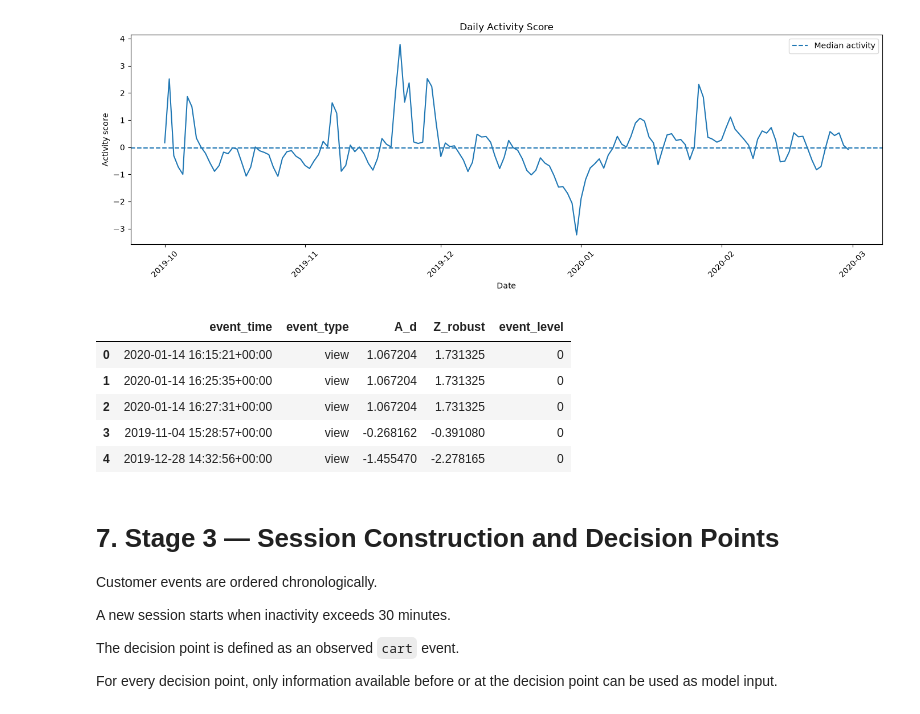
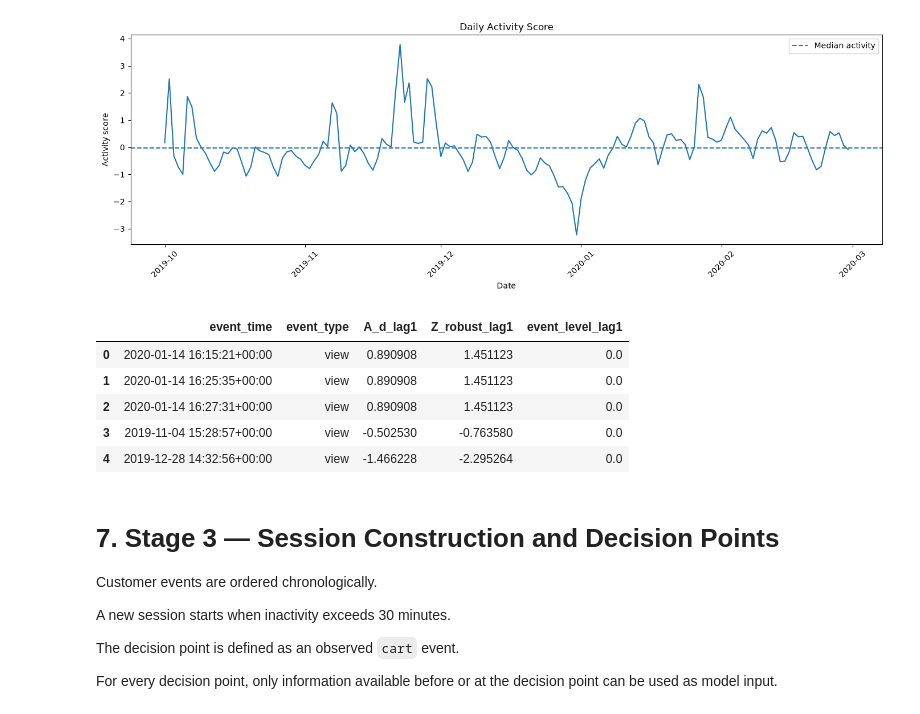
Before and after one commit to BaoVy2810/ecommerce-causal-analysis, a Jupyter notebook: notebooks/Uplift_Promotion_Pipeline.ipynb, the cells around one changed output. Saved outputs shown, nothing was run; the diff lists cells and outputs as text; code cells hidden in the pictures.

```diff
--- a/notebooks/Uplift_Promotion_Pipeline.ipynb
+++ b/notebooks/Uplift_Promotion_Pipeline.ipynb
@@ -704,47 +704,38 @@ plt.show()
 # %%
 # ============================================================
 # 6.4 MERGE EVENT CONTEXT INTO EVENT LOG
 # ============================================================
 
-event_context = daily[
-    [
-        "A_d",
-        "Z_robust",
-        "event_level"
-    ]
-].copy()
+event_context = daily[["A_d", "Z_robust", "event_level"]].copy()
+
+# Dùng context của NGÀY HÔM TRƯỚC, không dùng context của chính ngày hôm đó.
+# -> decision point trong ngày D chỉ "biết" mức độ event tính đến hết ngày D-1.
+event_context.index = event_context.index + pd.Timedelta(days=1)
+event_context = event_context.rename(columns={
+    "A_d": "A_d_lag1",
+    "Z_robust": "Z_robust_lag1",
+    "event_level": "event_level_lag1",
+})
 
 df_event = (
     df_clean
-    .assign(
-        date=df_clean["event_time"].dt.floor("D")
-    )
-    .merge(
-        event_context,
-        left_on="date",
-        right_index=True,
-        how="left"
-    )
+    .assign(date=df_clean["event_time"].dt.floor("D"))
+    .merge(event_context, left_on="date", right_index=True, how="left")
+    .fillna({"A_d_lag1": 0, "Z_robust_lag1": 0, "event_level_lag1": 0})
 )
 
 display(
     df_event[
-        [
-            "event_time",
-            "event_type",
-            "A_d",
-            "Z_robust",
-            "event_level"
-        ]
+        ["event_time", "event_type", "A_d_lag1", "Z_robust_lag1", "event_level_lag1"]
     ].head()
 )
 # %% [output]
-|  | event_time | event_type | A_d | Z_robust | event_level |
-| 0 | 2020-01-14 16:15:21+00:00 | view | 1.067204 | 1.731325 | 0 |
-| 1 | 2020-01-14 16:25:35+00:00 | view | 1.067204 | 1.731325 | 0 |
-| 2 | 2020-01-14 16:27:31+00:00 | view | 1.067204 | 1.731325 | 0 |
-| 3 | 2019-11-04 15:28:57+00:00 | view | -0.268162 | -0.391080 | 0 |
-| 4 | 2019-12-28 14:32:56+00:00 | view | -1.455470 | -2.278165 | 0 |
+|  | event_time | event_type | A_d_lag1 | Z_robust_lag1 | event_level_lag1 |
+| 0 | 2020-01-14 16:15:21+00:00 | view | 0.890908 | 1.451123 | 0.0 |
+| 1 | 2020-01-14 16:25:35+00:00 | view | 0.890908 | 1.451123 | 0.0 |
+| 2 | 2020-01-14 16:27:31+00:00 | view | 0.890908 | 1.451123 | 0.0 |
+| 3 | 2019-11-04 15:28:57+00:00 | view | -0.502530 | -0.763580 | 0.0 |
+| 4 | 2019-12-28 14:32:56+00:00 | view | -1.466228 | -2.295264 | 0.0 |
 # %% [markdown]
 # 7. Stage 3 — Session Construction and Decision Points
 
```
Also changed, not shown: parts of 16 cells of this notebook, 1 other file.
